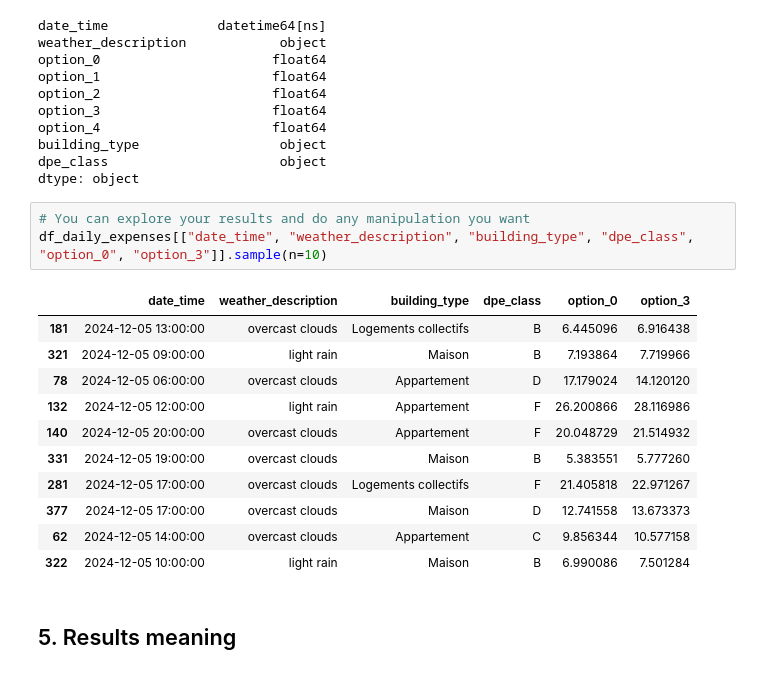
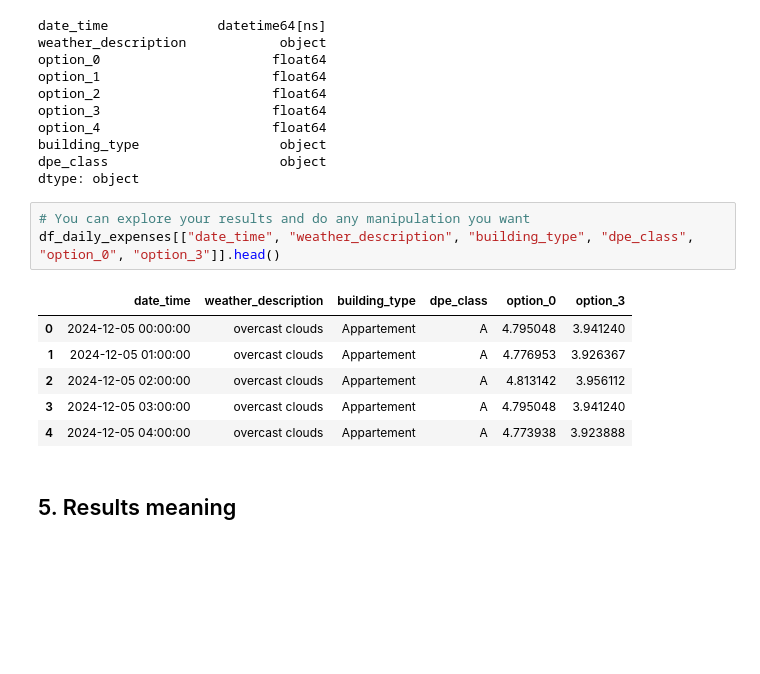
Before and after one commit to pfacouetey/energy_manager, a Jupyter notebook: docs/example.ipynb, the cells around one changed output. Drawn from its saved outputs; the diff is of its cells as text; blank space fills up the shorter version.

```diff
--- a/docs/example.ipynb
+++ b/docs/example.ipynb
@@ -72,19 +73,14 @@ dpe_class                      object
 dtype: object
 # %%
 # You can explore your results and do any manipulation you want
-df_daily_expenses[["date_time", "weather_description", "building_type", "dpe_class", "option_0", "option_3"]].sample(n=10)
+df_daily_expenses[["date_time", "weather_description", "building_type", "dpe_class", "option_0", "option_3"]].head()
 # %% [output]
 |  | date_time | weather_description | building_type | dpe_class | option_0 | option_3 |
-| 181 | 2024-12-05 13:00:00 | overcast clouds | Logements collectifs | B | 6.445096 | 6.916438 |
-| 321 | 2024-12-05 09:00:00 | light rain | Maison | B | 7.193864 | 7.719966 |
-| 78 | 2024-12-05 06:00:00 | overcast clouds | Appartement | D | 17.179024 | 14.120120 |
-| 132 | 2024-12-05 12:00:00 | light rain | Appartement | F | 26.200866 | 28.116986 |
-| 140 | 2024-12-05 20:00:00 | overcast clouds | Appartement | F | 20.048729 | 21.514932 |
-| 331 | 2024-12-05 19:00:00 | overcast clouds | Maison | B | 5.383551 | 5.777260 |
-| 281 | 2024-12-05 17:00:00 | overcast clouds | Logements collectifs | F | 21.405818 | 22.971267 |
-| 377 | 2024-12-05 17:00:00 | overcast clouds | Maison | D | 12.741558 | 13.673373 |
-| 62 | 2024-12-05 14:00:00 | overcast clouds | Appartement | C | 9.856344 | 10.577158 |
-| 322 | 2024-12-05 10:00:00 | light rain | Maison | B | 6.990086 | 7.501284 |
+| 0 | 2024-12-05 00:00:00 | overcast clouds | Appartement | A | 4.795048 | 3.941240 |
+| 1 | 2024-12-05 01:00:00 | overcast clouds | Appartement | A | 4.776953 | 3.926367 |
+| 2 | 2024-12-05 02:00:00 | overcast clouds | Appartement | A | 4.813142 | 3.956112 |
+| 3 | 2024-12-05 03:00:00 | overcast clouds | Appartement | A | 4.795048 | 3.941240 |
+| 4 | 2024-12-05 04:00:00 | overcast clouds | Appartement | A | 4.773938 | 3.923888 |
 # %% [markdown]
 ## 5. Results meaning
 # %% [markdown]
```
Also changed, not shown: parts of 5 cells of this notebook.
